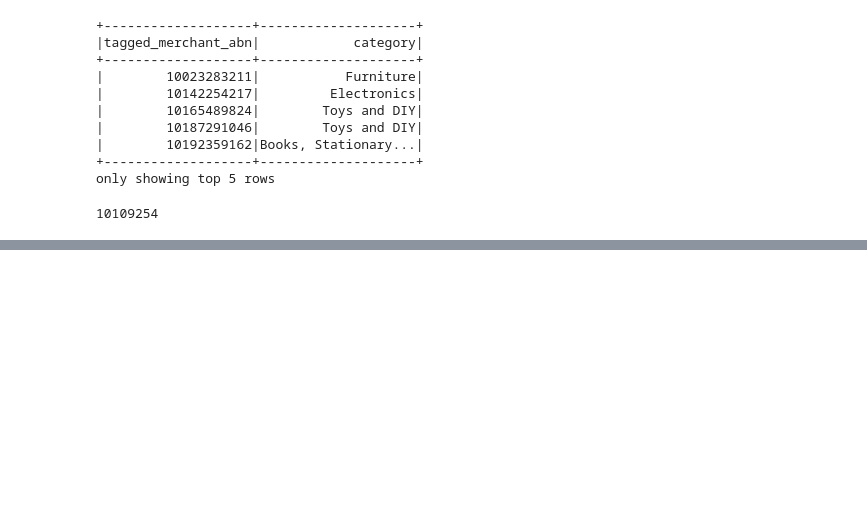
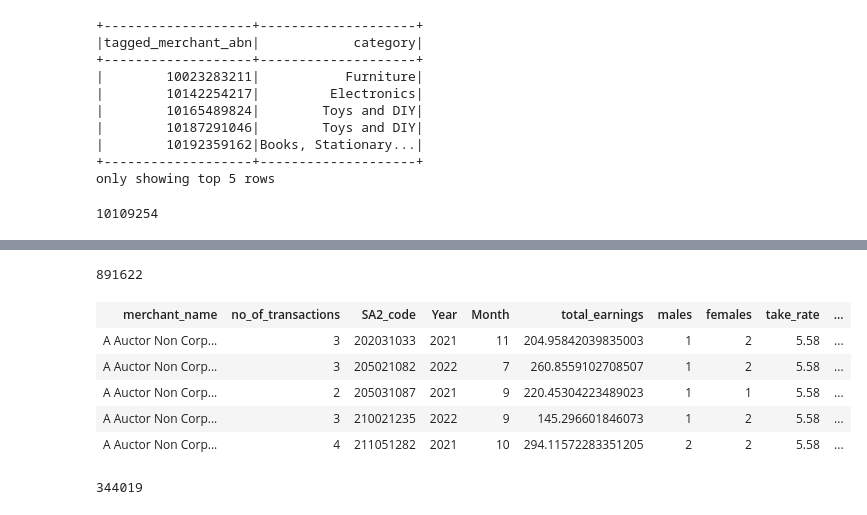
Before and after one commit to MAST30034-Applied-Data-Science/generic-buy-now-pay-later-project-group-10-bnpl, a Jupyter notebook: notebooks/Revenue Model copy 2.ipynb, the cells around one changed output, grey strips where cells are left out. Cells and saved outputs as stored; diff of their text form; code cells hidden in the pictures; blank space fills up the shorter version.

```diff
--- a/notebooks/Revenue Model copy 2.ipynb
+++ b/notebooks/Revenue Model copy 2.ipynb
@@ -339,3 +345,6 @@ root
  |-- males_in_SA2: long (nullable = true)
  |-- females_in_SA2: long (nullable = true)
  |-- income_per_person: double (nullable = true)
+# %%
+train_projection = train.select("merchant_name", "SA2_code", "Year", "Month", 'total_earnings')
+train_projection.limit(5)
@@ -345,0 +392,10 @@ train.count()
+# %%
+train_projection = train_projection.withColumn("prev_year", \
+              when(train_projection["Month"] == 1, train_projection['Year'] - 1).otherwise(train_projection['Year']))
+train_projection = train_projection.withColumn("prev_month", \
+              when(train_projection["Month"] == 1, 12).otherwise(train_projection['Month'] - 1))
+train_projection = train_projection.drop("Year", "Month")
+train_projection = train_projection.withColumnRenamed("total_earnings", "future_earnings") \
+                            .withColumnRenamed("merchant_name", "p_merchant_name") \
+                            .withColumnRenamed("SA2_code", "p_SA2_code")
+train_projection.limit(5)
@@ -345,0 +439,23 @@ train.count()
+# %%
+train_projection.count()
+# %% [output]
+891622
+# %%
+final_data = train.join(train_projection, (train.merchant_name == train_projection.p_merchant_name) &
+                           (train.SA2_code == train_projection.p_SA2_code) &
+                           (train.Year == train_projection.prev_year) &
+                           (train.Month == train_projection.prev_month), how = 'inner')
+
+final_data = final_data.drop("p_merchant_name", "p_SA2_code","prev_year", "prev_month")
+final_data.limit(5)
+# %% [output]
+| merchant_name | no_of_transactions | SA2_code | Year | Month | total_earnings | males | females | take_rate | ... |
+| A Auctor Non Corp... | 3 | 202031033 | 2021 | 11 | 204.95842039835003 | 1 | 2 | 5.58 | ... |
+| A Auctor Non Corp... | 3 | 205021082 | 2022 | 7 | 260.8559102708507 | 1 | 2 | 5.58 | ... |
+| A Auctor Non Corp... | 2 | 205031087 | 2021 | 9 | 220.45304223489023 | 1 | 1 | 5.58 | ... |
+| A Auctor Non Corp... | 3 | 210021235 | 2022 | 9 | 145.296601846073 | 1 | 2 | 5.58 | ... |
+| A Auctor Non Corp... | 4 | 211051282 | 2021 | 10 | 294.11572283351205 | 2 | 2 | 5.58 | ... |
+# %%
+final_data.count()
+# %% [output]
+344019
```
Also changed, not shown: parts of 28 cells of this notebook, 1 other file.
